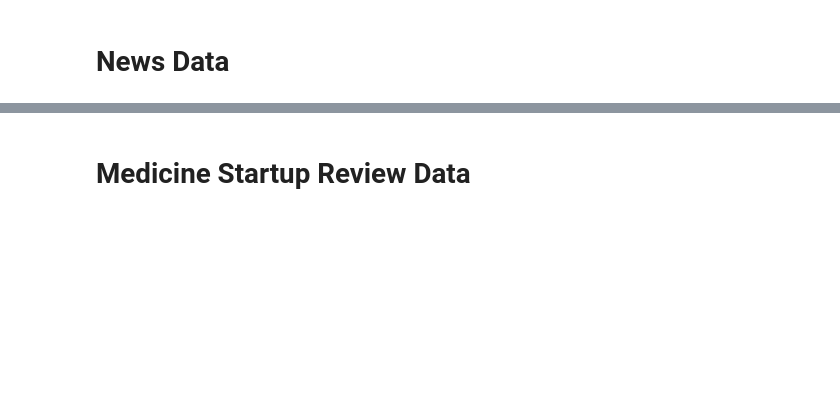
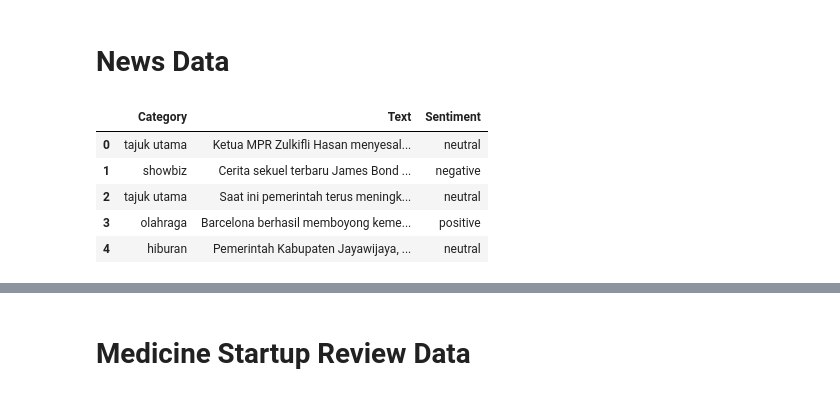
Before and after one commit to azisfata/indonlu-coba, a Jupyter notebook: Big Data/Big Data & Cloud Computing.ipynb, the cells around one changed output, grey strips where cells are left out. Cells and saved outputs as stored; diff of their text form; code cells hidden in the pictures; blank space fills up the shorter version.

```diff
--- a/Big Data/Big Data & Cloud Computing.ipynb
+++ b/Big Data/Big Data & Cloud Computing.ipynb
@@ -169,2 +197,13 @@ plt.show()
 # %% [markdown]
 # News Data
+# %%
+data = pd.read_excel('news.xlsx', dtype=str)
+df = pd.DataFrame(data, columns=['Category', 'Text', 'Sentiment'])
+df.head()
+# %% [output]
+|  | Category | Text | Sentiment |
+| 0 | tajuk utama | Ketua MPR Zulkifli Hasan menyesal... | neutral |
+| 1 | showbiz | Cerita sekuel terbaru James Bond ... | negative |
+| 2 | tajuk utama | Saat ini pemerintah terus meningk... | neutral |
+| 3 | olahraga | Barcelona berhasil memboyong keme... | positive |
+| 4 | hiburan | Pemerintah Kabupaten Jayawijaya, ... | neutral |
```
Also changed, not shown: parts of 29 cells of this notebook.
